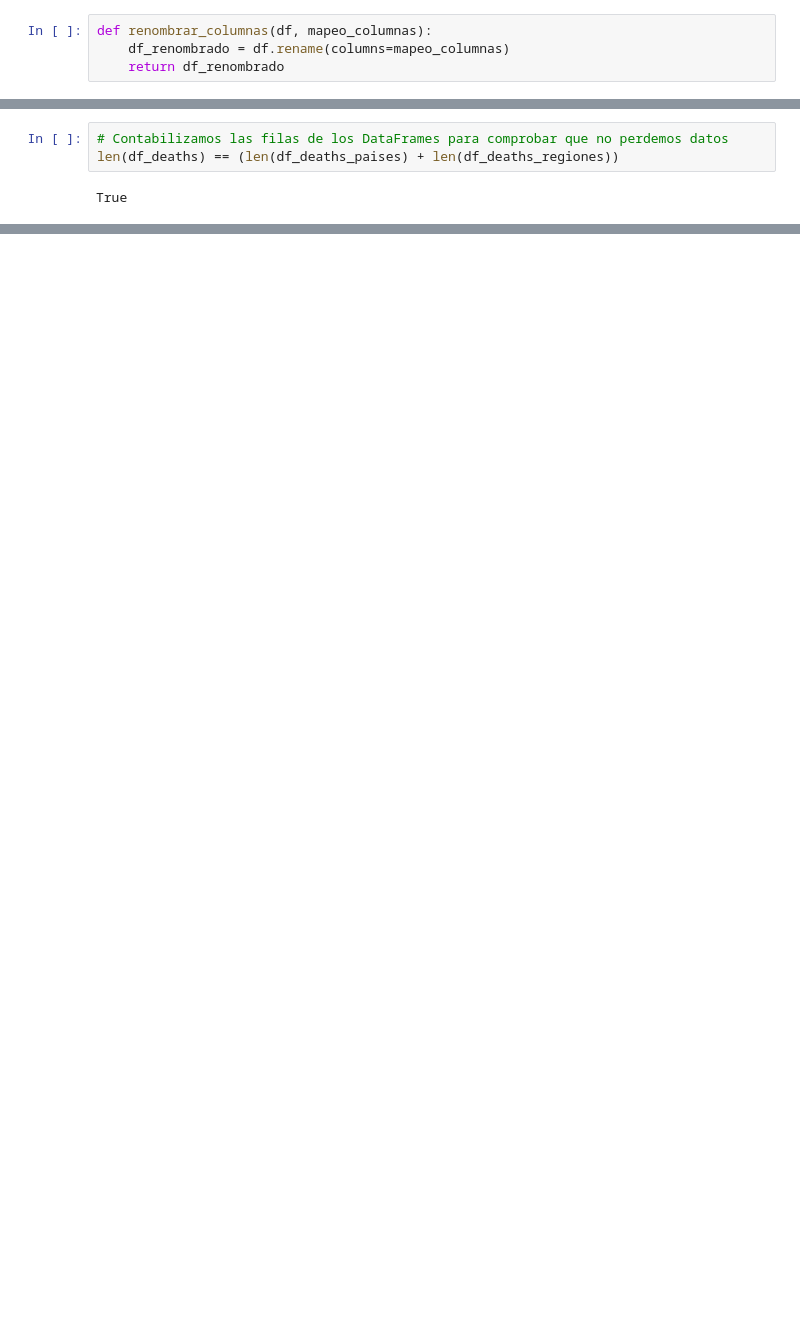
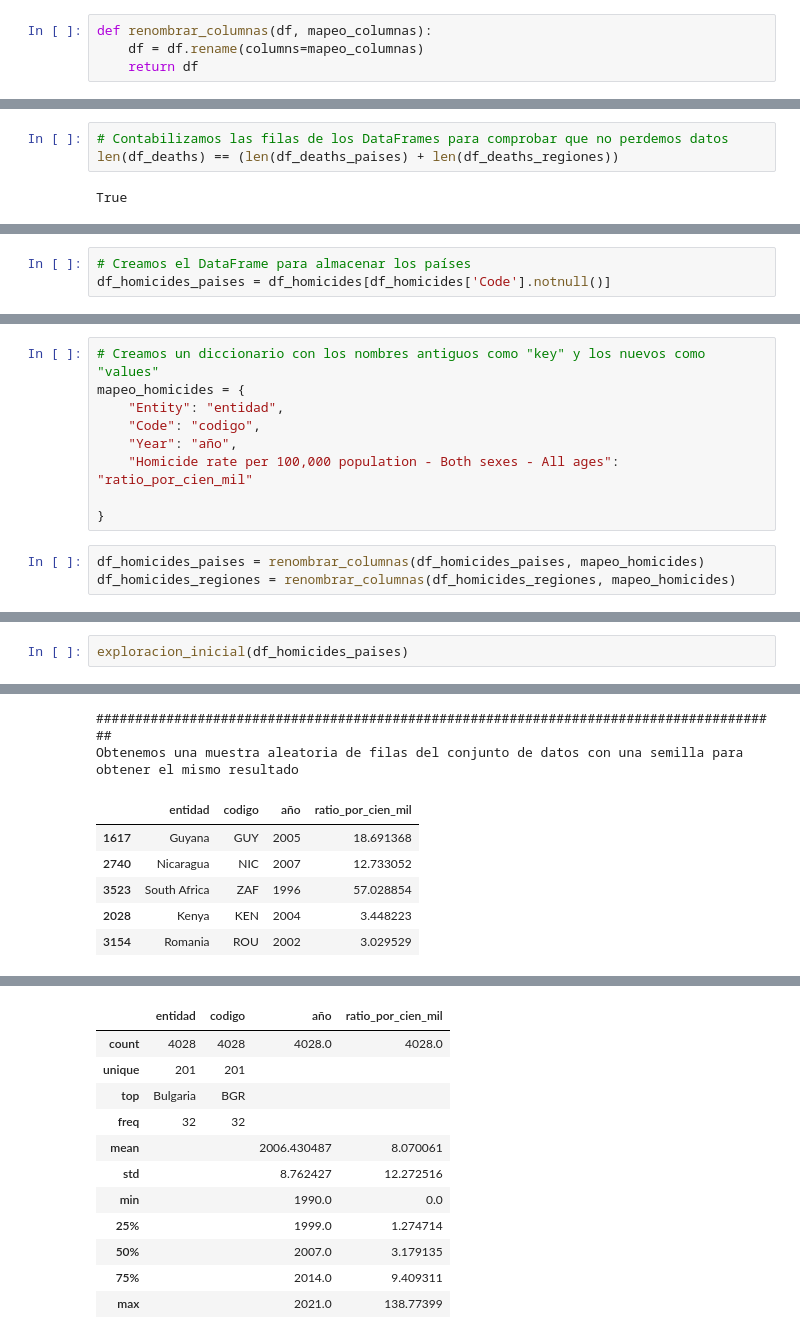
Before and after one commit to Sarah-bzb/TFM_analisis_datos, a Jupyter notebook: exploration_health_v0 - copia.ipynb, the cells around one changed output, grey strips where cells are left out. Drawn from its saved outputs; the diff is of its cells as text; blank space fills up the shorter version.

```diff
--- a/exploration_health_v0 - copia.ipynb
+++ b/exploration_health_v0 - copia.ipynb
@@ -295,8 +295,8 @@ def exploracion_inicial(df, tipo = None):
         print('\n########################################################################################')
 # %%
 def renombrar_columnas(df, mapeo_columnas):
-    df_renombrado = df.rename(columns=mapeo_columnas)
-    return df_renombrado
+    df = df.rename(columns=mapeo_columnas)
+    return df
 # %% [markdown]
 ## 5) Analisis Exploratorio de datos
 # %% [markdown]
@@ -521,0 +568,3 @@ dtype: float64
+# %%
+# Creamos el DataFrame para almacenar los países
+df_homicides_paises = df_homicides[df_homicides['Code'].notnull()]
@@ -521,0 +586,12 @@ dtype: float64
+# %%
+# Creamos un diccionario con los nombres antiguos como "key" y los nuevos como "values"
+mapeo_homicides = {
+    "Entity": "entidad",
+	"Code": "codigo",
+	"Year": "año",
+	"Homicide rate per 100,000 population - Both sexes - All ages": "ratio_por_cien_mil"
+
+}
+# %%
+df_homicides_paises = renombrar_columnas(df_homicides_paises, mapeo_homicides)
+df_homicides_regiones = renombrar_columnas(df_homicides_regiones, mapeo_homicides)
@@ -521,0 +608,3 @@ dtype: float64
+# %%
+exploracion_inicial(df_homicides_paises)
+# %% [output]
@@ -521,0 +630,8 @@ dtype: float64
+########################################################################################
+Obtenemos una muestra aleatoria de filas del conjunto de datos con una semilla para obtener el mismo resultado
+|  | entidad | codigo | año | ratio_por_cien_mil |
+| 1617 | Guyana | GUY | 2005 | 18.691368 |
+| 2740 | Nicaragua | NIC | 2007 | 12.733052 |
+| 3523 | South Africa | ZAF | 1996 | 57.028854 |
+| 2028 | Kenya | KEN | 2004 | 3.448223 |
+| 3154 | Romania | ROU | 2002 | 3.029529 |
@@ -521,0 +655,12 @@ dtype: float64
+|  | entidad | codigo | año | ratio_por_cien_mil |
+| count | 4028 | 4028 | 4028.0 | 4028.0 |
+| unique | 201 | 201 |  |  |
+| top | Bulgaria | BGR |  |  |
+| freq | 32 | 32 |  |  |
+| mean |  |  | 2006.430487 | 8.070061 |
+| std |  |  | 8.762427 | 12.272516 |
+| min |  |  | 1990.0 | 0.0 |
+| 25% |  |  | 1999.0 | 1.274714 |
+| 50% |  |  | 2007.0 | 3.179135 |
+| 75% |  |  | 2014.0 | 9.409311 |
+| max |  |  | 2021.0 | 138.77399 |
```
Also changed, not shown: parts of 62 cells of this notebook.
